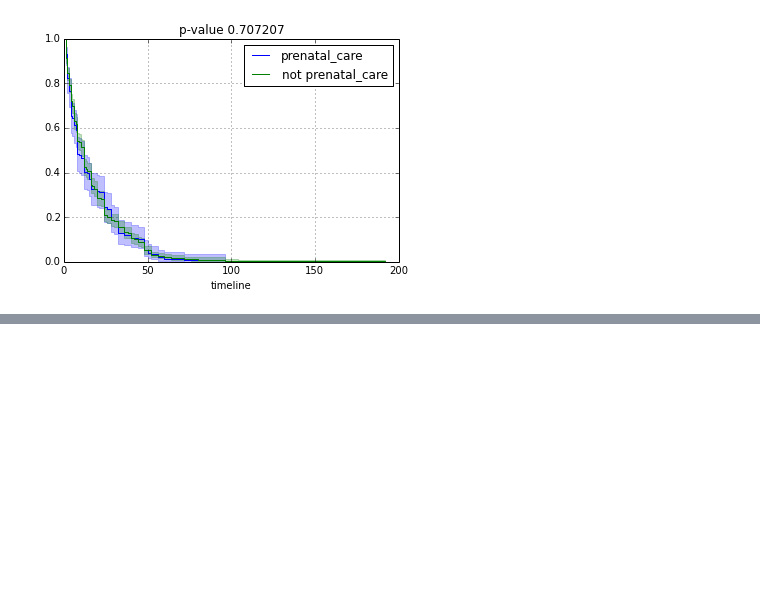
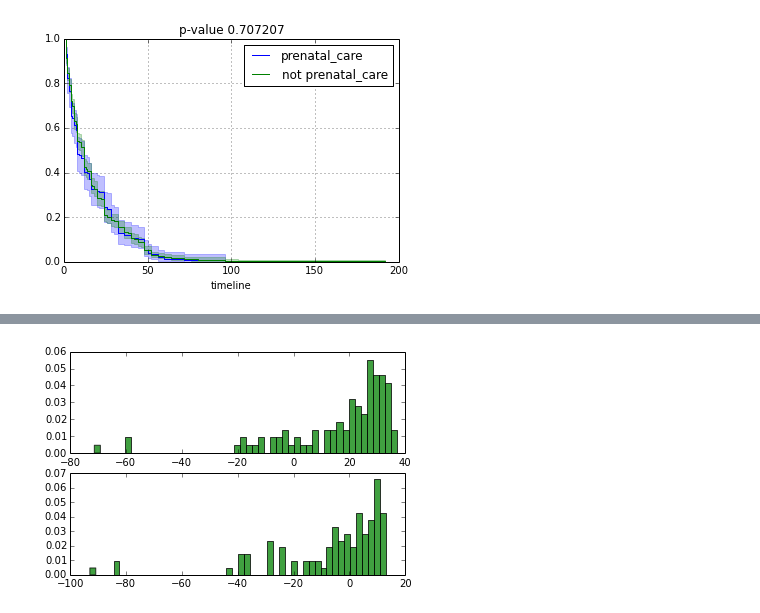
Before and after one commit to eamartin/nlsy_bf, a Jupyter notebook: NLSY Breast Feeding Duration Analysis.ipynb, the cells around one changed output, grey strips where cells are left out. Cells and saved outputs as stored; diff of their text form; code cells hidden in the pictures; blank space fills up the shorter version.

```diff
--- a/NLSY Breast Feeding Duration Analysis.ipynb
+++ b/NLSY Breast Feeding Duration Analysis.ipynb
@@ -178,0 +205,29 @@ for s in ['poverty', 'smoking', 'alcohol', 'prenatal_care']:
+# %%
+fig = plt.figure()
+ax = fig.add_subplot(211)
+
+# the histogram of the data
+n, bins, patches = ax.hist(ev_errors, 50, normed=1, facecolor='green', alpha=0.75)
+
+# hist uses np.histogram under the hood to create 'n' and 'bins'.
+# np.histogram returns the bin edges, so there will be 50 probability
+# density values in n, 51 bin edges in bins and 50 patches.  To get
+# everything lined up, we'll compute the bin centers
+bincenters = 0.5*(bins[1:]+bins[:-1])
+# add a 'best fit' line for the normal PDF
+
+bx = fig.add_subplot(212)
+
+# the histogram of the data
+n, bins, patches = bx.hist(median_errors, 50, normed=1, facecolor='green', alpha=0.75)
+
+# hist uses np.histogram under the hood to create 'n' and 'bins'.
+# np.histogram returns the bin edges, so there will be 50 probability
+# density values in n, 51 bin edges in bins and 50 patches.  To get
+# everything lined up, we'll compute the bin centers
+bincenters = 0.5*(bins[1:]+bins[:-1])
+# add a 'best fit' line for the normal PDF
+
+plt.show()
+# %% [output]
+[figure, added]
```
Also changed, not shown: parts of 8 cells of this notebook.
